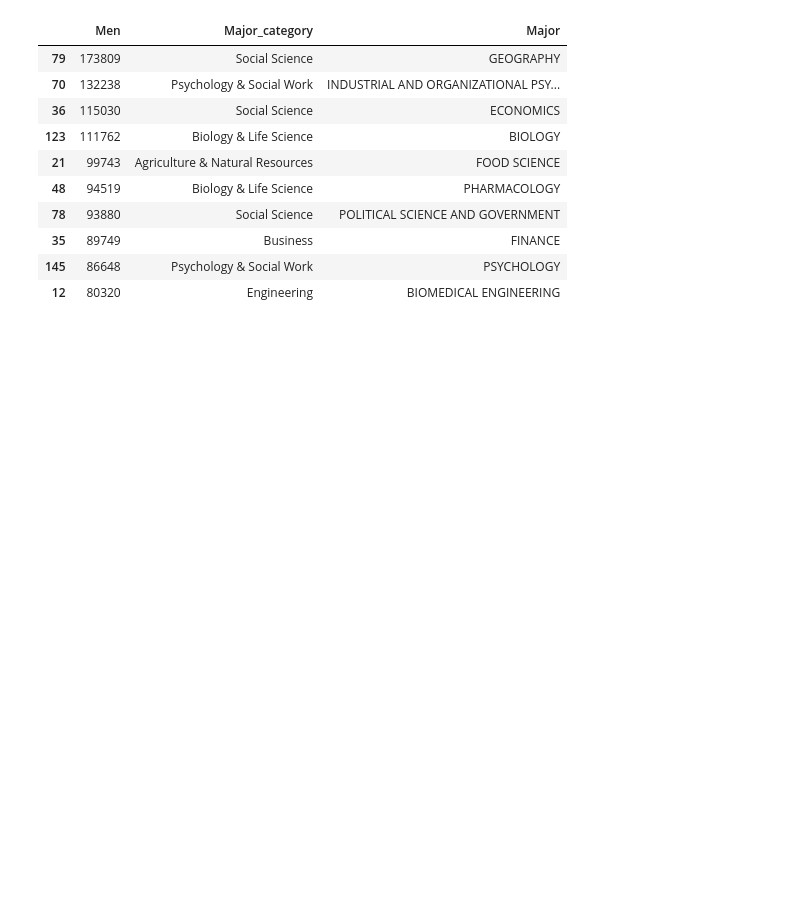
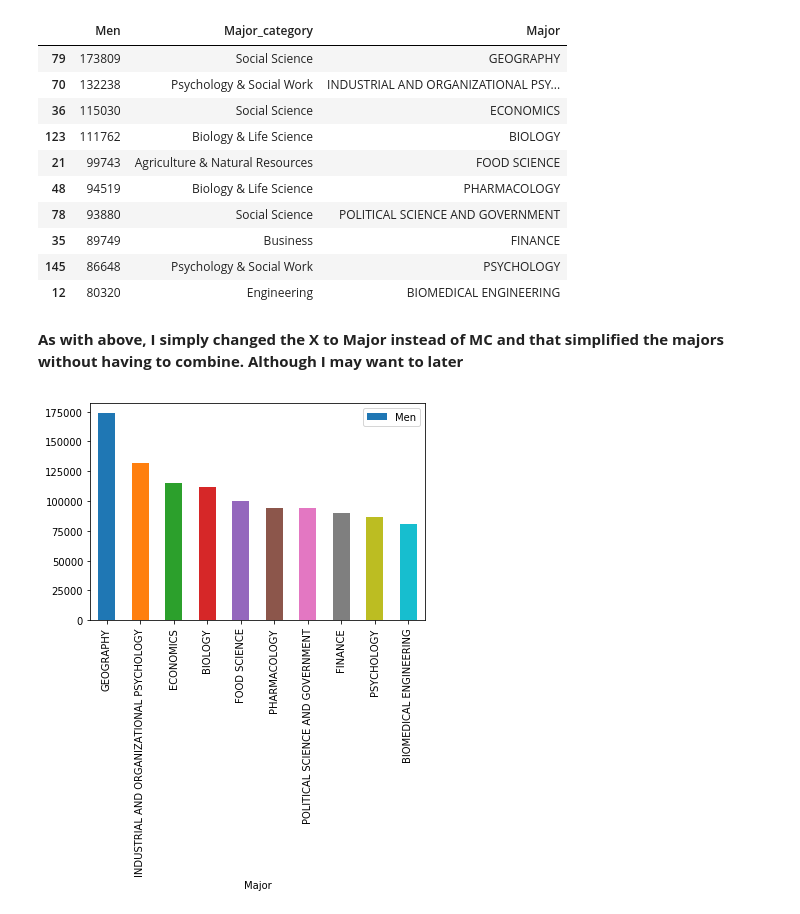
Before and after one commit to LambdaSchool/DS-Unit-1-Sprint-5-Data-Storytelling-Blog-Post, a Jupyter notebook: College_Majors_Theory.ipynb, the cells around one changed output. Drawn from its saved outputs; the diff is of its cells as text; code cells hidden in the pictures; blank space fills up the shorter version.

```diff
--- a/College_Majors_Theory.ipynb
+++ b/College_Majors_Theory.ipynb
@@ -217,0 +236,7 @@ men_majors.sort_values(by='Men', ascending=False).head(10)
+# %% [markdown]
+**As with above, I simply changed the X to Major instead of MC and that simplified the majors without having to combine. Although I may want to later**
+# %%
+# Plotting top 10 mens categories for majors
+men.plot.bar(x='Major', y='Men');
+# %% [output]
+[figure, added]
```
Also changed, not shown: parts of 29 cells of this notebook.
